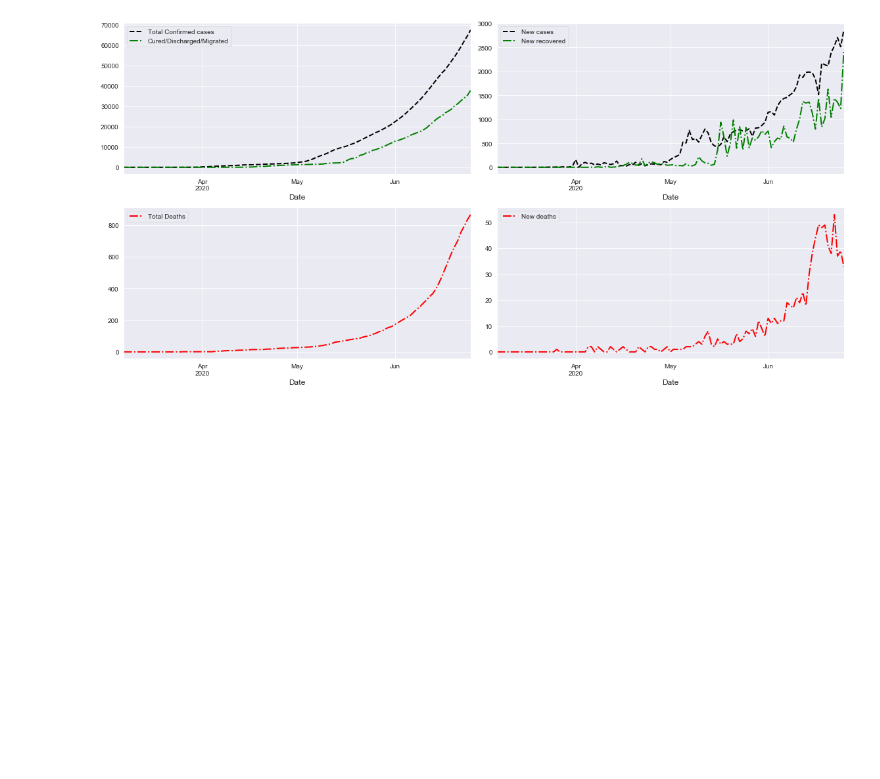
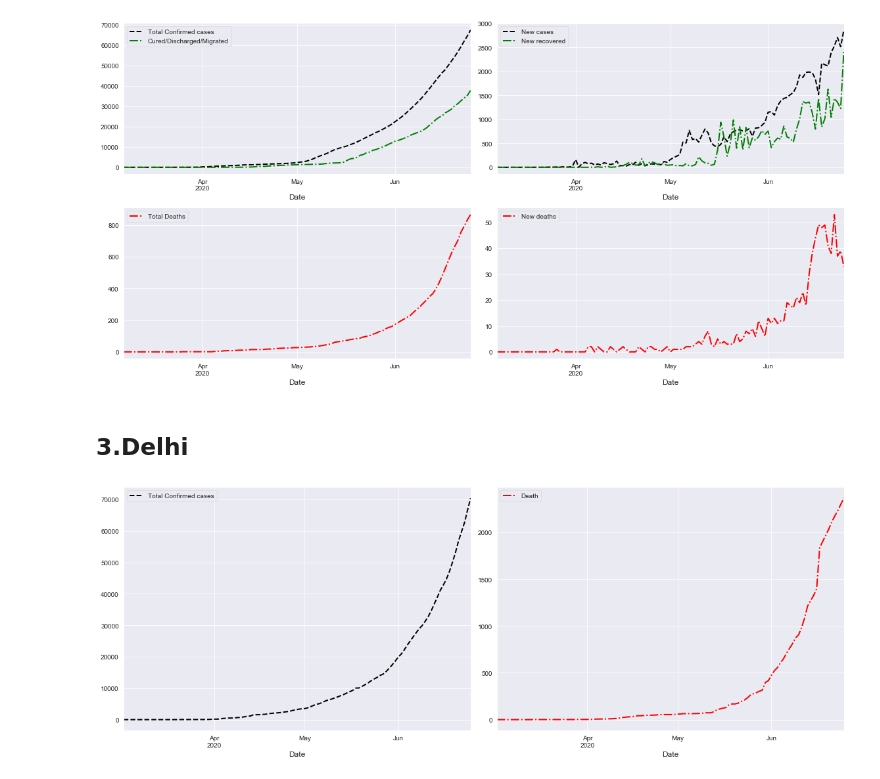
Before and after one commit to Nascent-bot/Covid19, a Jupyter notebook: CoronaVirusDataAnalysis.ipynb, the cells around one changed output. Saved outputs shown, nothing was run; the diff lists cells and outputs as text; code cells hidden in the pictures; blank space fills up the shorter version.

```diff
--- a/CoronaVirusDataAnalysis.ipynb
+++ b/CoronaVirusDataAnalysis.ipynb
@@ -132,3 +207,18 @@ new_death.plot(kind='line',legend=True,cmap='coolwarm',ls='dashdot',lw=2,color='
 plt.tight_layout()
 # %% [output]
 [figure]
+# %% [markdown]
+## 3.Delhi
+# %%
+plt.figure(figsize=(16,6))
+case=df[df['Name of State / UT']=="Delhi"]["Total Confirmed cases"]
+death=df[df['Name of State / UT']=="Delhi"]["Death"]
+plt.subplot(1,2,1)
+case.plot(kind='line',ls='--',lw=2,color='black')
+plt.legend(loc="upper left")
+plt.subplot(1,2,2)
+death.plot(kind='line',cmap='coolwarm',ls='dashdot',lw=2,color='red');
+plt.legend(loc="upper left")
+plt.tight_layout()
+# %% [output]
+[figure, added]
```
Also changed, not shown: parts of 18 cells of this notebook.
